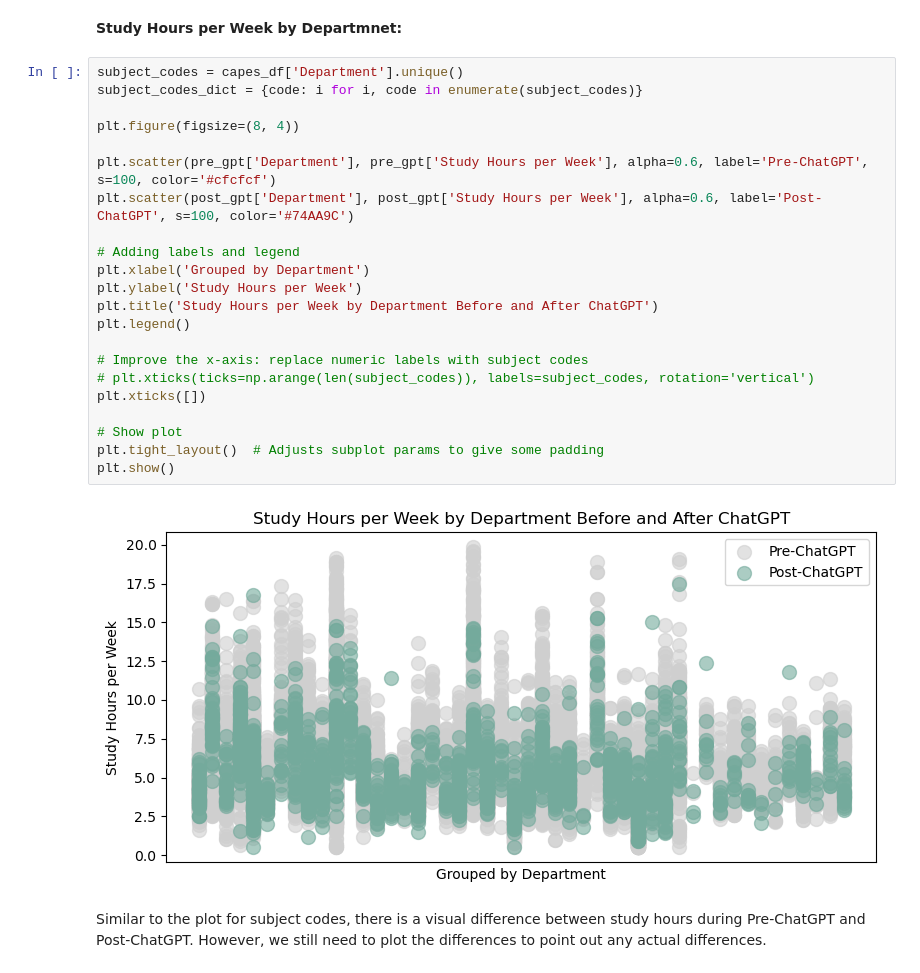
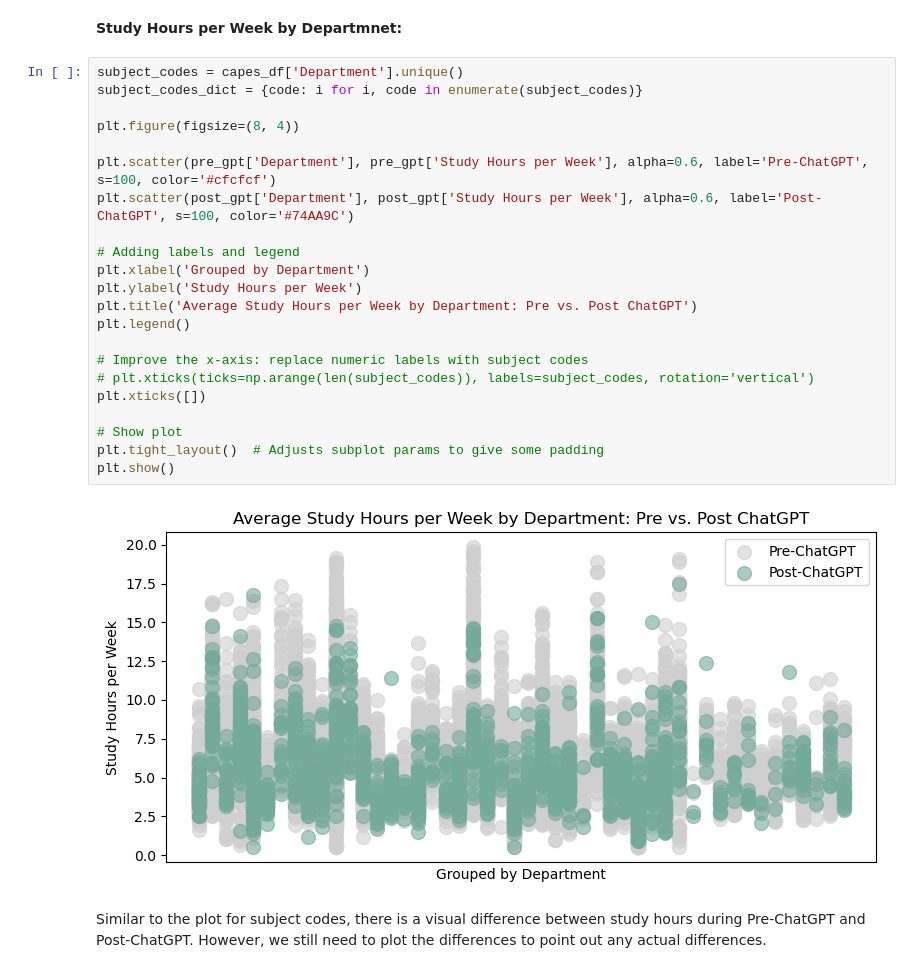
Before and after one commit to aydintabai/AI-Academic-Impact-Case-Study, a Jupyter notebook: FinalProject_Group112_WI24.ipynb, the cells around one changed output. Saved outputs shown, nothing was run; the diff lists cells and outputs as text.

```diff
--- a/FinalProject_Group112_WI24.ipynb
+++ b/FinalProject_Group112_WI24.ipynb
@@ -818,27 +818,27 @@ plt.show()
 # %%
 subject_codes = capes_df['Department'].unique()
 subject_codes_dict = {code: i for i, code in enumerate(subject_codes)}
 
 plt.figure(figsize=(8, 4))
 
 plt.scatter(pre_gpt['Department'], pre_gpt['Study Hours per Week'], alpha=0.6, label='Pre-ChatGPT', s=100, color='#cfcfcf')
 plt.scatter(post_gpt['Department'], post_gpt['Study Hours per Week'], alpha=0.6, label='Post-ChatGPT', s=100, color='#74AA9C')
 
 # Adding labels and legend
 plt.xlabel('Grouped by Department')
 plt.ylabel('Study Hours per Week')
-plt.title('Study Hours per Week by Department Before and After ChatGPT')
+plt.title('Average Study Hours per Week by Department: Pre vs. Post ChatGPT')
 plt.legend()
 
 # Improve the x-axis: replace numeric labels with subject codes
 # plt.xticks(ticks=np.arange(len(subject_codes)), labels=subject_codes, rotation='vertical')
 plt.xticks([])
 
 # Show plot
 plt.tight_layout()  # Adjusts subplot params to give some padding
 plt.show()
 # %% [output]
-[figure, old version]
+[figure, new version]
 # %% [markdown]
 Similar to the plot for subject codes, there is a visual difference between study hours during Pre-ChatGPT and Post-ChatGPT. However, we still need to plot the differences to point out any actual differences.
 # %%
```
Also changed, not shown: parts of 7 cells of this notebook.
